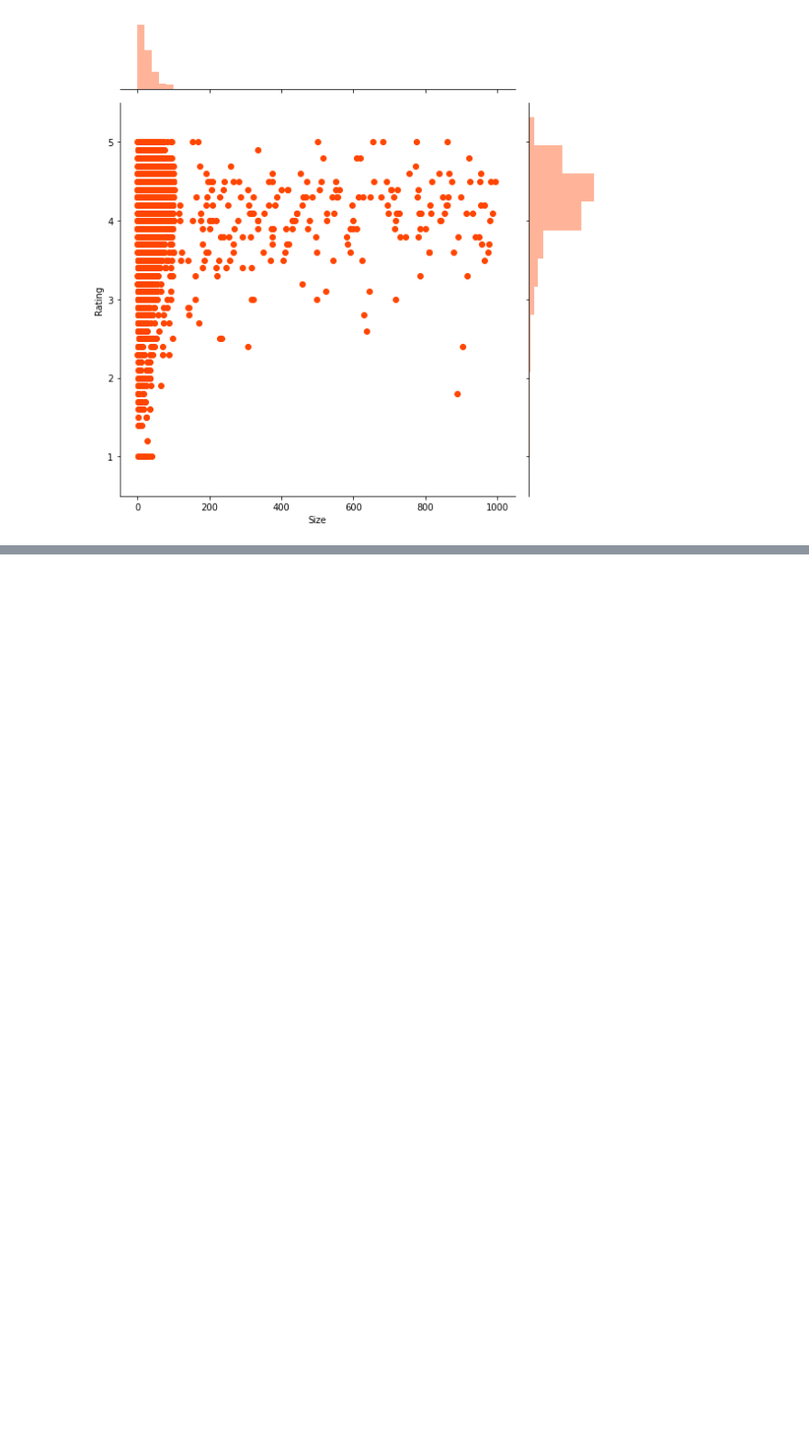
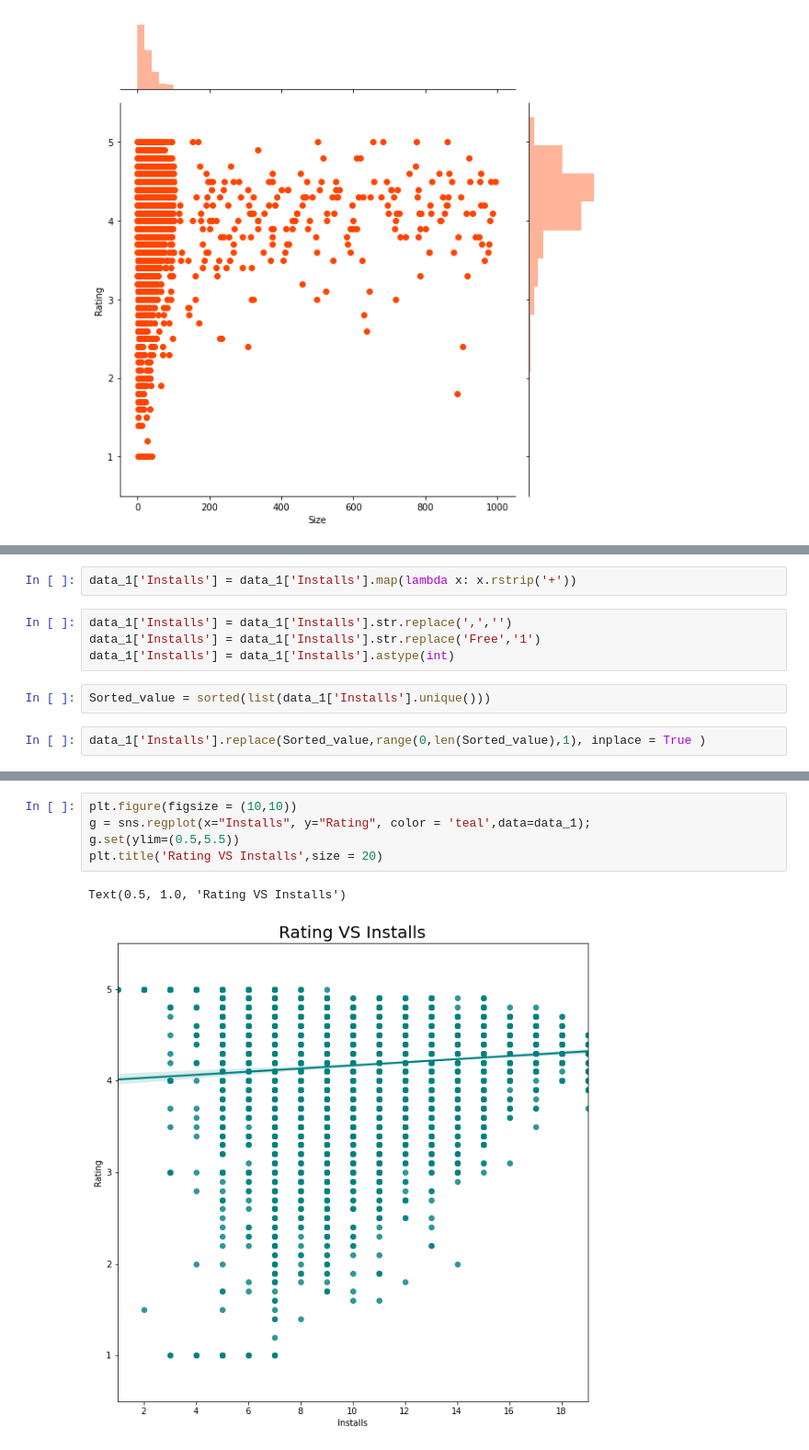
Before and after one commit to Shaheer-Imam/Data-Science, a Jupyter notebook: EDA/Google play apps EDA.ipynb, the cells around one changed output, grey strips where cells are left out. Shown at 92% size. Cells and saved outputs as stored; diff of their text form; blank space fills up the shorter version.

Commit message:
Installs column analysed

```diff
--- a/EDA/Google play apps EDA.ipynb
+++ b/EDA/Google play apps EDA.ipynb
@@ -446,0 +463,10 @@ g = sns.jointplot(x="Size", y="Rating",color = 'orangered', data=data_1, size =
+# %%
+data_1['Installs'] = data_1['Installs'].map(lambda x: x.rstrip('+'))
+# %%
+data_1['Installs'] = data_1['Installs'].str.replace(',','')
+data_1['Installs'] = data_1['Installs'].str.replace('Free','1')
+data_1['Installs'] = data_1['Installs'].astype(int)
+# %%
+Sorted_value = sorted(list(data_1['Installs'].unique()))
+# %%
+data_1['Installs'].replace(Sorted_value,range(0,len(Sorted_value),1), inplace = True )
@@ -446,0 +482,8 @@ g = sns.jointplot(x="Size", y="Rating",color = 'orangered', data=data_1, size =
+# %%
+plt.figure(figsize = (10,10))
+g = sns.regplot(x="Installs", y="Rating", color = 'teal',data=data_1);
+g.set(ylim=(0.5,5.5))
+plt.title('Rating VS Installs',size = 20)
+# %% [output]
+Text(0.5, 1.0, 'Rating VS Installs')
+[figure, added]
```
Also changed, not shown: parts of 3 cells of this notebook.
